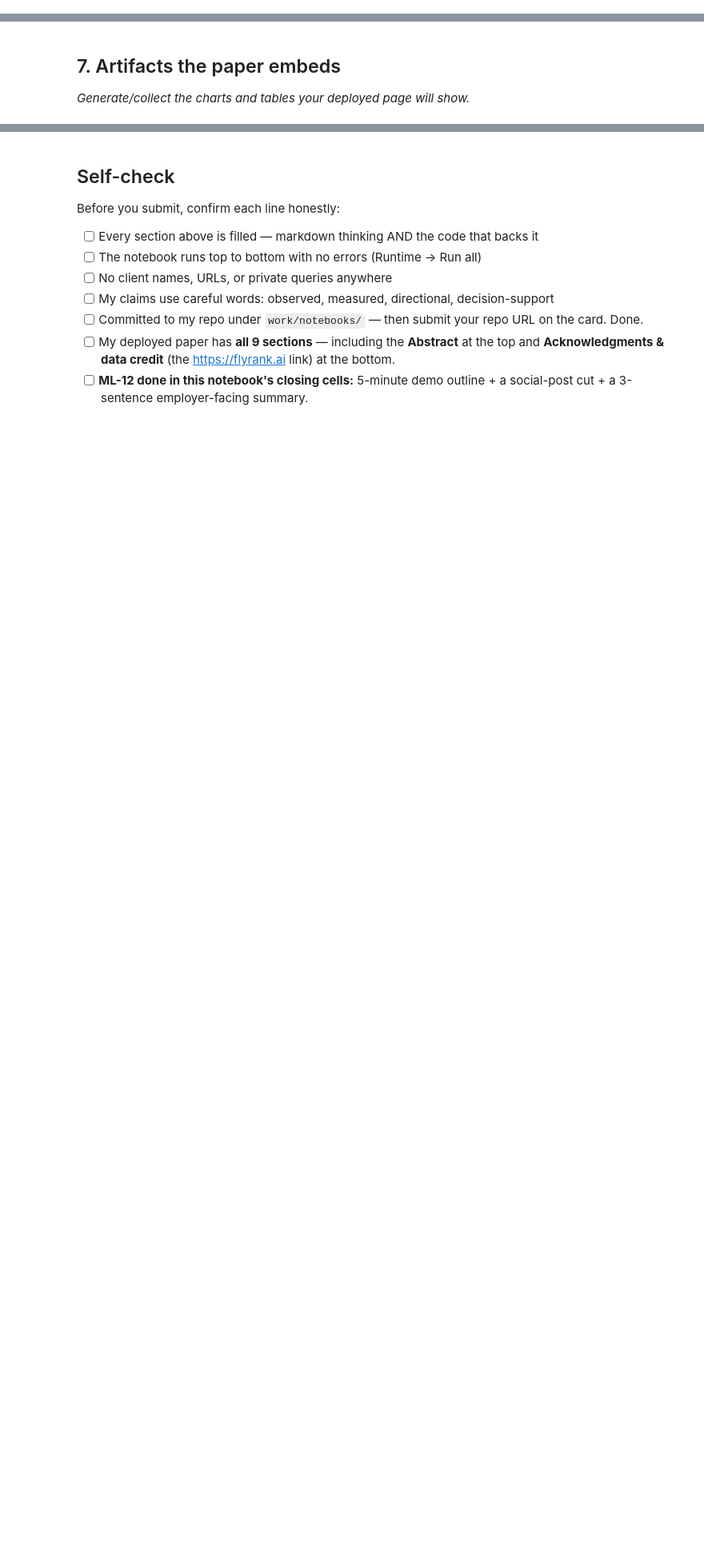
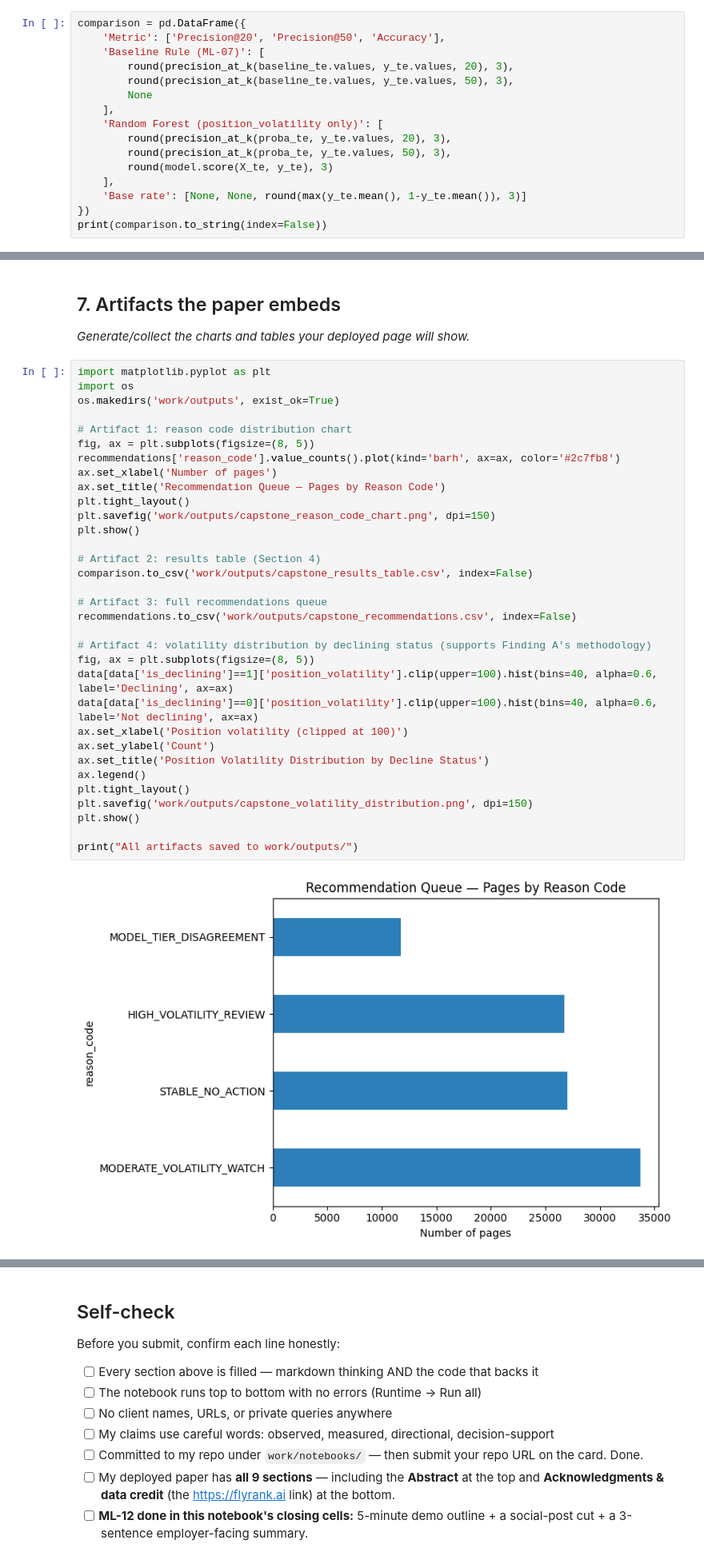
Before and after one commit to ameemaiqbal/flyrank-ml-internship, a Jupyter notebook: work/notebooks/capstone.ipynb, the cells around one changed output, grey strips where cells are left out. Shown at 80% size. Drawn from its saved outputs; the diff is of its cells as text; blank space fills up the shorter version.

```diff
--- a/work/notebooks/capstone.ipynb
+++ b/work/notebooks/capstone.ipynb
@@ -22,3 +119,19 @@ This skeleton is yours to fill. Work the sections **in order** — each one has
 ## 4. Results (vs baseline)
 
 *Model vs baseline on the same split. The honest table.*
+# %%
+comparison = pd.DataFrame({
+    'Metric': ['Precision@20', 'Precision@50', 'Accuracy'],
+    'Baseline Rule (ML-07)': [
+        round(precision_at_k(baseline_te.values, y_te.values, 20), 3),
+        round(precision_at_k(baseline_te.values, y_te.values, 50), 3),
+        None
+    ],
+    'Random Forest (position_volatility only)': [
+        round(precision_at_k(proba_te, y_te.values, 20), 3),
+        round(precision_at_k(proba_te, y_te.values, 50), 3),
+        round(model.score(X_te, y_te), 3)
+    ],
+    'Base rate': [None, None, round(max(y_te.mean(), 1-y_te.mean()), 3)]
+})
+print(comparison.to_string(index=False))
@@ -34,3 +225,38 @@ This skeleton is yours to fill. Work the sections **in order** — each one has
 ## 7. Artifacts the paper embeds
 
 *Generate/collect the charts and tables your deployed page will show.*
+# %%
+import matplotlib.pyplot as plt
+import os
+os.makedirs('work/outputs', exist_ok=True)
+
+# Artifact 1: reason code distribution chart
+fig, ax = plt.subplots(figsize=(8, 5))
+recommendations['reason_code'].value_counts().plot(kind='barh', ax=ax, color='#2c7fb8')
+ax.set_xlabel('Number of pages')
+ax.set_title('Recommendation Queue — Pages by Reason Code')
+plt.tight_layout()
+plt.savefig('work/outputs/capstone_reason_code_chart.png', dpi=150)
+plt.show()
+
+# Artifact 2: results table (Section 4)
+comparison.to_csv('work/outputs/capstone_results_table.csv', index=False)
+
+# Artifact 3: full recommendations queue
+recommendations.to_csv('work/outputs/capstone_recommendations.csv', index=False)
+
+# Artifact 4: volatility distribution by declining status (supports Finding A's methodology)
+fig, ax = plt.subplots(figsize=(8, 5))
+data[data['is_declining']==1]['position_volatility'].clip(upper=100).hist(bins=40, alpha=0.6, label='Declining', ax=ax)
+data[data['is_declining']==0]['position_volatility'].clip(upper=100).hist(bins=40, alpha=0.6, label='Not declining', ax=ax)
+ax.set_xlabel('Position volatility (clipped at 100)')
+ax.set_ylabel('Count')
+ax.set_title('Position Volatility Distribution by Decline Status')
+ax.legend()
+plt.tight_layout()
+plt.savefig('work/outputs/capstone_volatility_distribution.png', dpi=150)
+plt.show()
+
+print("All artifacts saved to work/outputs/")
+# %% [output]
+[figure, added]
```
Also changed, not shown: parts of 14 cells of this notebook.
